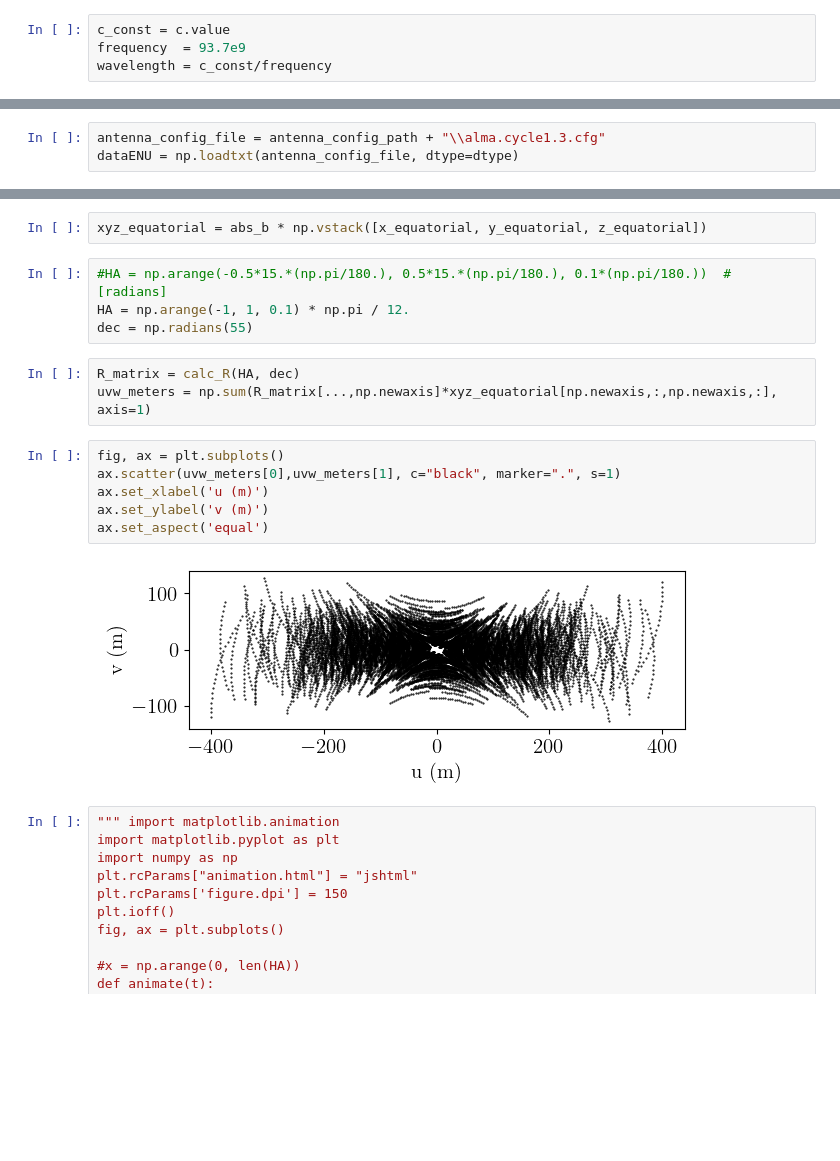
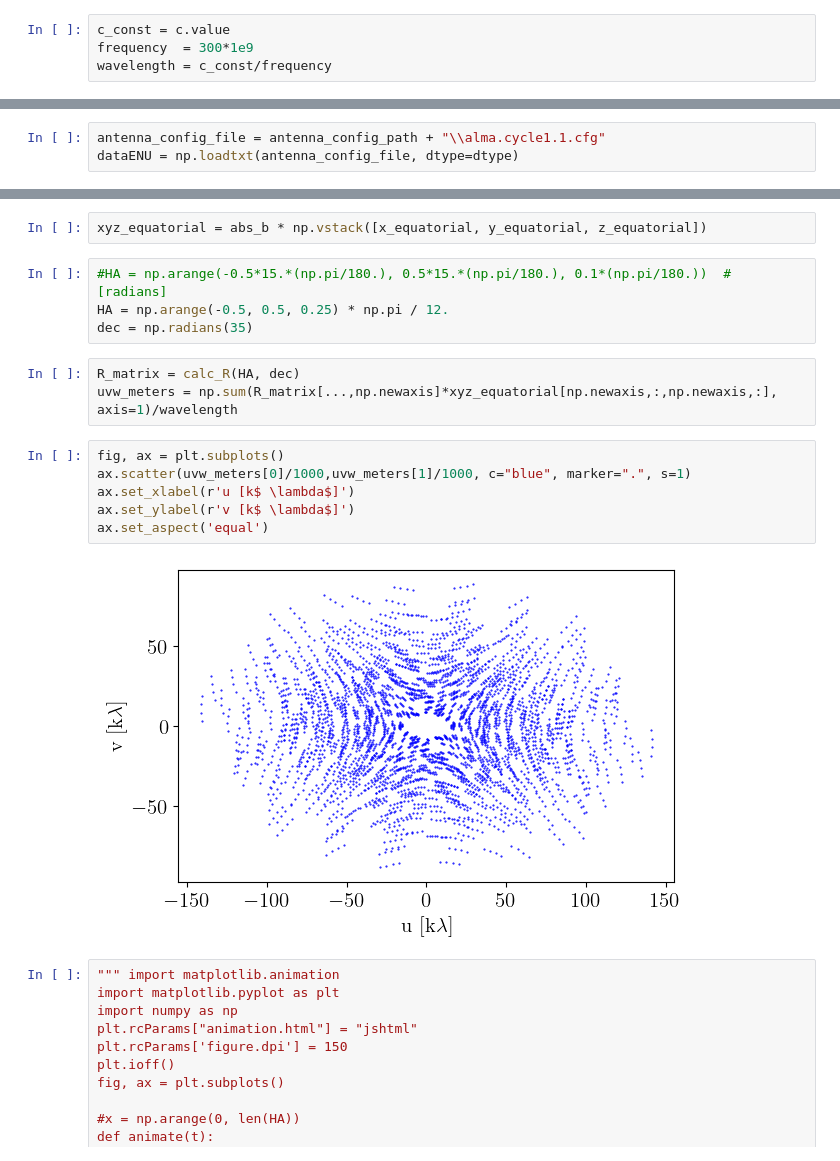
Before and after one commit to MatiasColil/API_Interferometry, a Jupyter notebook: jupyter notebook/interferometer-Copy1.ipynb, the cells around one changed output, grey strips where cells are left out. Saved outputs shown, nothing was run; the diff lists cells and outputs as text; blank space fills up the shorter version.

```diff
--- a/jupyter notebook/interferometer-Copy1.ipynb
+++ b/jupyter notebook/interferometer-Copy1.ipynb
@@ -14,6 +16,6 @@ import base64
 # %%
 c_const = c.value
-frequency  = 93.7e9
+frequency  = 300*1e9
 wavelength = c_const/frequency
 # %%
 SMALL_SIZE = 14
@@ -168,7 +179,7 @@ image_base64
 # %% [markdown]
 # Caso las coordenadas ya están en ENU
 # %%
-antenna_config_file = antenna_config_path + "\\alma.cycle1.3.cfg"
+antenna_config_file = antenna_config_path + "\\alma.cycle1.1.cfg"
 dataENU = np.loadtxt(antenna_config_file, dtype=dtype)
 # %%
 enu_coords = np.vstack([dataENU["x"], dataENU["y"], dataENU["z"]])
@@ -204,19 +215,19 @@ z_equatorial = (np.sin(latitude) * np.sin(elevation) + np.cos(latitude) * np.cos
 xyz_equatorial = abs_b * np.vstack([x_equatorial, y_equatorial, z_equatorial])
 # %%
 #HA = np.arange(-0.5*15.*(np.pi/180.), 0.5*15.*(np.pi/180.), 0.1*(np.pi/180.))  # [radians]
-HA = np.arange(-1, 1, 0.1) * np.pi / 12.
-dec = np.radians(55)
+HA = np.arange(-0.5, 0.5, 0.25) * np.pi / 12.
+dec = np.radians(35)
 # %%
 R_matrix = calc_R(HA, dec)
-uvw_meters = np.sum(R_matrix[...,np.newaxis]*xyz_equatorial[np.newaxis,:,np.newaxis,:], axis=1)
+uvw_meters = np.sum(R_matrix[...,np.newaxis]*xyz_equatorial[np.newaxis,:,np.newaxis,:], axis=1)/wavelength
 # %%
 fig, ax = plt.subplots()
-ax.scatter(uvw_meters[0],uvw_meters[1], c="black", marker=".", s=1)
-ax.set_xlabel('u (m)')
-ax.set_ylabel('v (m)')
+ax.scatter(uvw_meters[0]/1000,uvw_meters[1]/1000, c="blue", marker=".", s=1)
+ax.set_xlabel(r'u [k$ \lambda$]')
+ax.set_ylabel(r'v [k$ \lambda$]')
 ax.set_aspect('equal')
 # %% [output]
-[figure, old version]
+[figure, new version]
 # %%
 """ import matplotlib.animation
 import matplotlib.pyplot as plt
```
Also changed, not shown: parts of 22 cells of this notebook, 10 other files.
